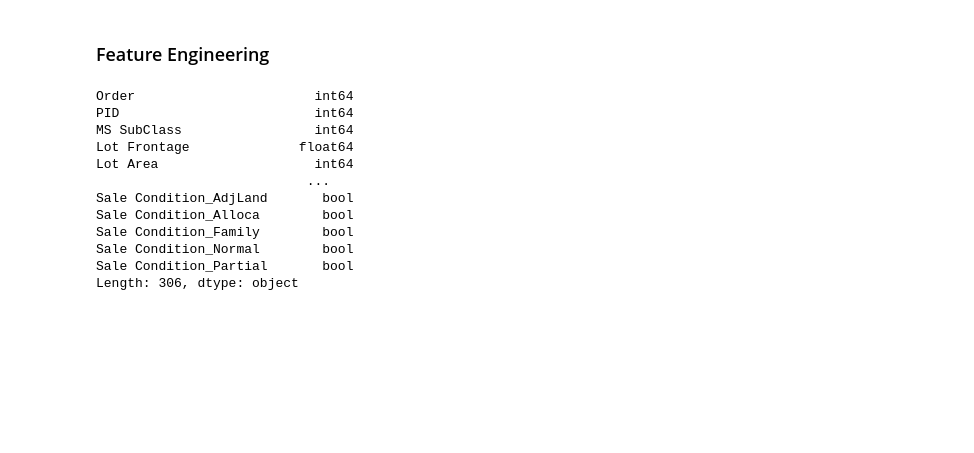
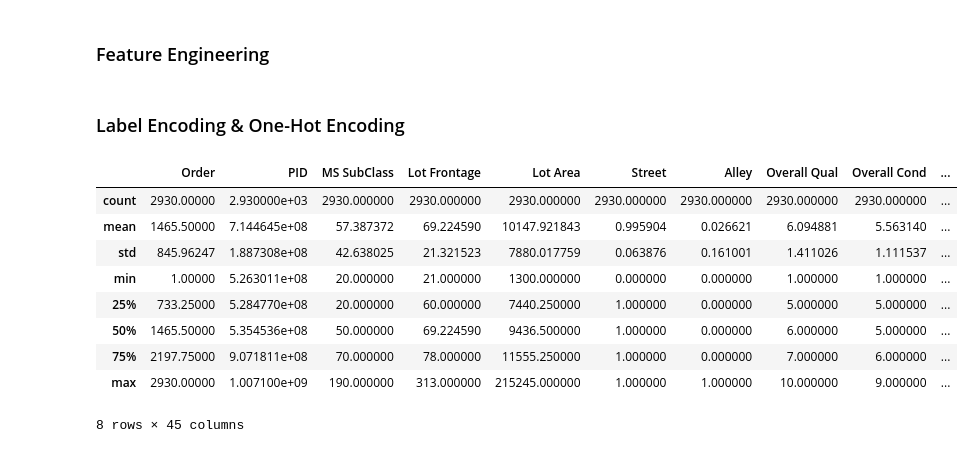
Before and after one commit to jdanielle12/Predict-Housing-Prices, a Jupyter notebook: housing_predictions.ipynb, the cells around one changed output. Drawn from its saved outputs; the diff is of its cells as text; code cells hidden in the pictures; blank space fills up the shorter version.

Commit message:
created a summary or statistical data from the dataframe

```diff
--- a/housing_predictions.ipynb
+++ b/housing_predictions.ipynb
@@ -134,6 +149,8 @@ ames_df.tail()
 ames_df['TotalSF'] = ames_df['1st Flr SF'] + ames_df['2nd Flr SF'] + ames_df['Total Bsmt SF']
 ames_df['Age'] = ames_df['Yr Sold'] - ames_df['Year Built']
 ames_df['Remodeled'] = (ames_df['Year Built'] != ames_df['Year Remod/Add']).astype(int)
+# %% [markdown]
+### Label Encoding & One-Hot Encoding
 # %%
 # Encode categorical features
 binary_columns = [column for column in ames_df.columns if ames_df[column].nunique() == 2]
@@ -146,18 +163,19 @@ for column in binary_columns:
 # %%
 # One-hot encode the remaining categorical features
 ames_df = pd.get_dummies(ames_df, columns=[column for column in categorical_columns if column not in binary_columns])
-# %%
-ames_df.dtypes
-# %% [output]
-Order                       int64
-PID                         int64
-MS SubClass                 int64
-Lot Frontage              float64
-Lot Area                    int64
-                           ...
-Sale Condition_AdjLand       bool
-Sale Condition_Alloca        bool
-Sale Condition_Family        bool
-Sale Condition_Normal        bool
-Sale Condition_Partial       bool
-Length: 306, dtype: object
+# %%
+# Summary statistics
+summary = ames_df.describe()
+
+summary
+# %% [output]
+|  | Order | PID | MS SubClass | Lot Frontage | Lot Area | Street | Alley | Overall Qual | Overall Cond | ... |
+| count | 2930.00000 | 2.930000e+03 | 2930.000000 | 2930.000000 | 2930.000000 | 2930.000000 | 2930.000000 | 2930.000000 | 2930.000000 | ... |
+| mean | 1465.50000 | 7.144645e+08 | 57.387372 | 69.224590 | 10147.921843 | 0.995904 | 0.026621 | 6.094881 | 5.563140 | ... |
+| std | 845.96247 | 1.887308e+08 | 42.638025 | 21.321523 | 7880.017759 | 0.063876 | 0.161001 | 1.411026 | 1.111537 | ... |
+| min | 1.00000 | 5.263011e+08 | 20.000000 | 21.000000 | 1300.000000 | 0.000000 | 0.000000 | 1.000000 | 1.000000 | ... |
+| 25% | 733.25000 | 5.284770e+08 | 20.000000 | 60.000000 | 7440.250000 | 1.000000 | 0.000000 | 5.000000 | 5.000000 | ... |
+| 50% | 1465.50000 | 5.354536e+08 | 50.000000 | 69.224590 | 9436.500000 | 1.000000 | 0.000000 | 6.000000 | 5.000000 | ... |
+| 75% | 2197.75000 | 9.071811e+08 | 70.000000 | 78.000000 | 11555.250000 | 1.000000 | 0.000000 | 7.000000 | 6.000000 | ... |
+| max | 2930.00000 | 1.007100e+09 | 190.000000 | 313.000000 | 215245.000000 | 1.000000 | 1.000000 | 10.000000 | 9.000000 | ... |
+8 rows × 45 columns
```
Also changed, not shown: parts of 1 cell of this notebook.
